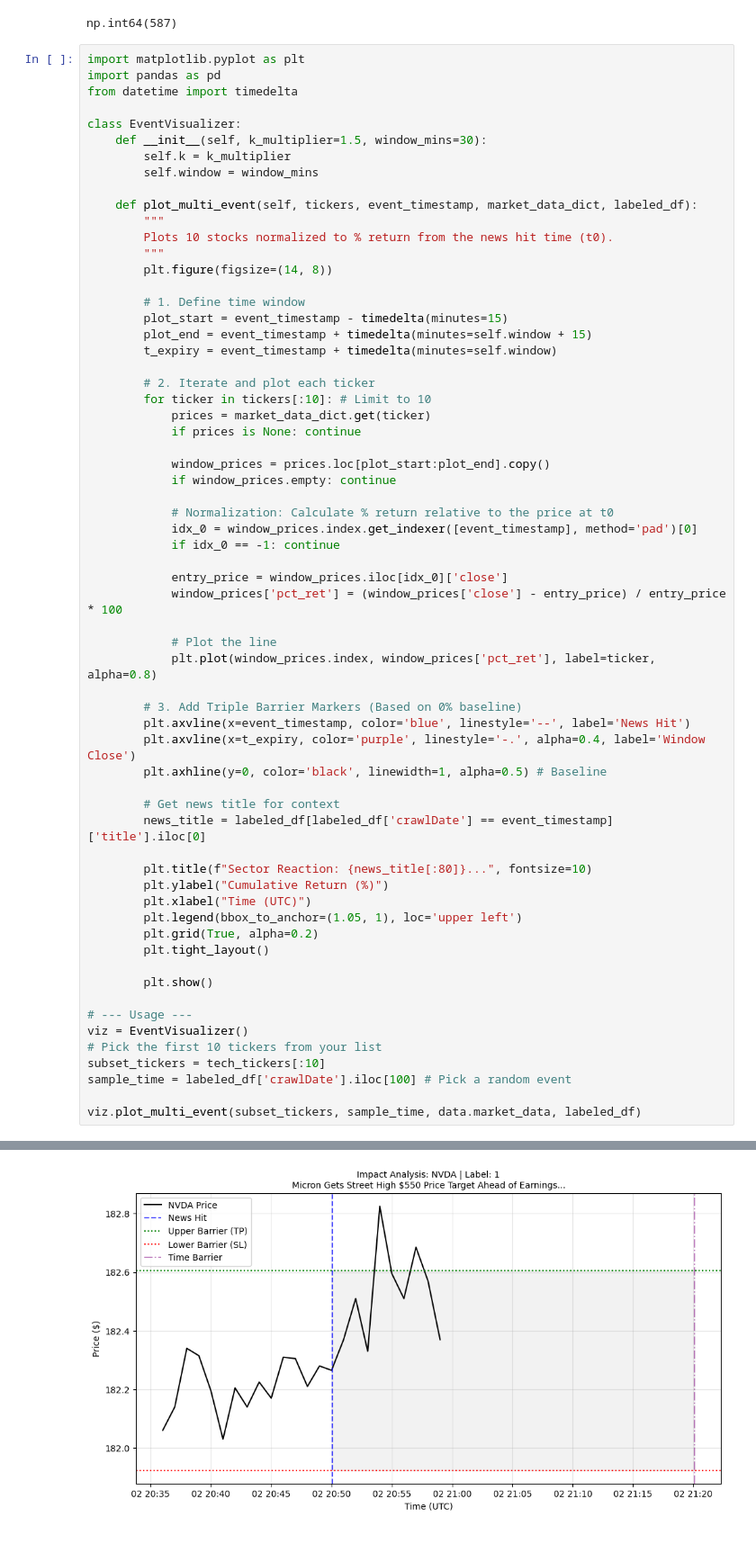
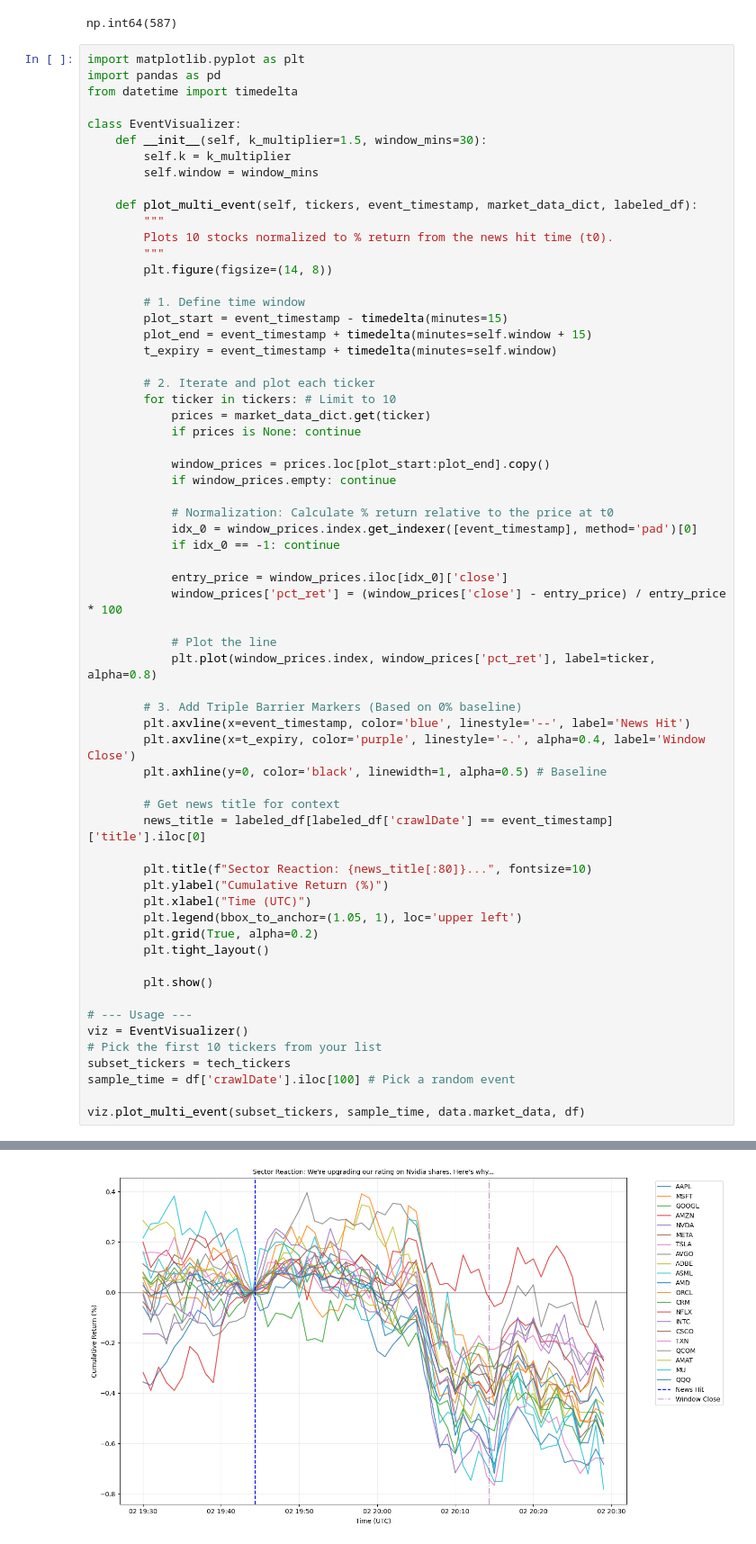
Before and after one commit to leomok82/trade, a Jupyter notebook: news/datasets.ipynb, the cells around one changed output, grey strips where cells are left out. Shown at 90% size. Saved outputs shown, nothing was run; the diff lists cells and outputs as text.

```diff
--- a/news/datasets.ipynb
+++ b/news/datasets.ipynb
@@ -235,7 +235,7 @@ class EventVisualizer:
         t_expiry = event_timestamp + timedelta(minutes=self.window)
 
         # 2. Iterate and plot each ticker
-        for ticker in tickers[:10]: # Limit to 10
+        for ticker in tickers: # Limit to 10
             prices = market_data_dict.get(ticker)
             if prices is None: continue
 
@@ -272,8 +272,8 @@ class EventVisualizer:
 # --- Usage ---
 viz = EventVisualizer()
 # Pick the first 10 tickers from your list
-subset_tickers = tech_tickers[:10]
-sample_time = labeled_df['crawlDate'].iloc[100] # Pick a random event
+subset_tickers = tech_tickers
+sample_time = df['crawlDate'].iloc[100] # Pick a random event
 
-viz.plot_multi_event(subset_tickers, sample_time, data.market_data, labeled_df)
+viz.plot_multi_event(subset_tickers, sample_time, data.market_data, df)
 # %% [output]
@@ -281 +280 @@ Visualization saved as event_NVDA_205004.png
-[figure, old version]
+[figure, new version]
```
Also changed, not shown: parts of 3 cells of this notebook, 20 other files.
